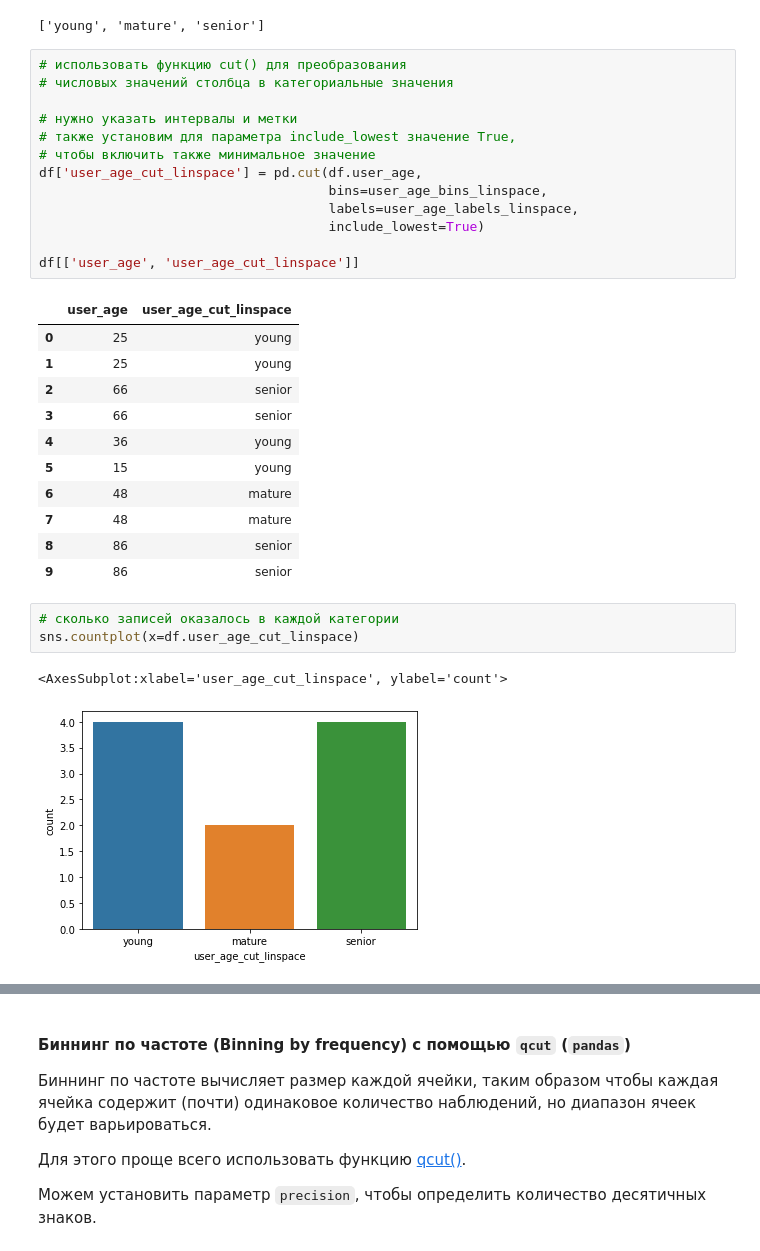
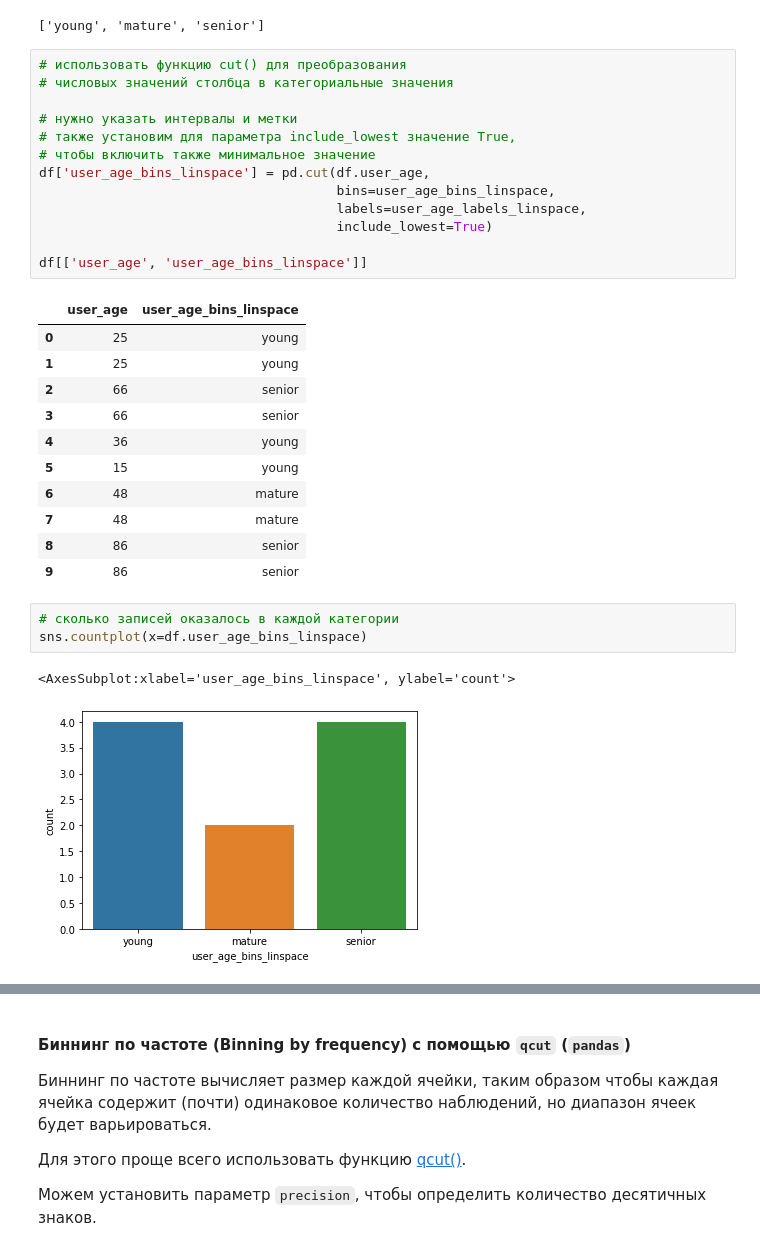
Before and after one commit to ryndovaira-org/data_science_lectures, a Jupyter notebook: 04_data_preparation/lectures/04_feature_engineering.ipynb, the cells around one changed output, grey strips where cells are left out. Saved outputs shown, nothing was run; the diff lists cells and outputs as text.

```diff
--- a/04_data_preparation/lectures/04_feature_engineering.ipynb
+++ b/04_data_preparation/lectures/04_feature_engineering.ipynb
@@ -1290,14 +1307,14 @@ user_age_labels_linspace
 # нужно указать интервалы и метки
 # также установим для параметра include_lowest значение True,
 # чтобы включить также минимальное значение
-df['user_age_cut_linspace'] = pd.cut(df.user_age,
-                                     bins=user_age_bins_linspace,
-                                     labels=user_age_labels_linspace,
-                                     include_lowest=True)
+df['user_age_bins_linspace'] = pd.cut(df.user_age,
+                                      bins=user_age_bins_linspace,
+                                      labels=user_age_labels_linspace,
+                                      include_lowest=True)
 
-df[['user_age', 'user_age_cut_linspace']]
+df[['user_age', 'user_age_bins_linspace']]
 # %% [output]
-|  | user_age | user_age_cut_linspace |
+|  | user_age | user_age_bins_linspace |
 | 0 | 25 | young |
 | 1 | 25 | young |
 | 2 | 66 | senior |
@@ -1310,10 +1327,10 @@ df[['user_age', 'user_age_cut_linspace']]
 | 9 | 86 | senior |
 # %%
 # сколько записей оказалось в каждой категории
-sns.countplot(x=df.user_age_cut_linspace)
+sns.countplot(x=df.user_age_bins_linspace)
 # %% [output]
-<AxesSubplot:xlabel='user_age_cut_linspace', ylabel='count'>
+<AxesSubplot:xlabel='user_age_bins_linspace', ylabel='count'>
-[figure, old version]
+[figure, new version]
 # %%
 # также можно установить интервалы вручную
 user_age_bins_manual = [0, 18,
```
Also changed, not shown: parts of 18 cells of this notebook.
